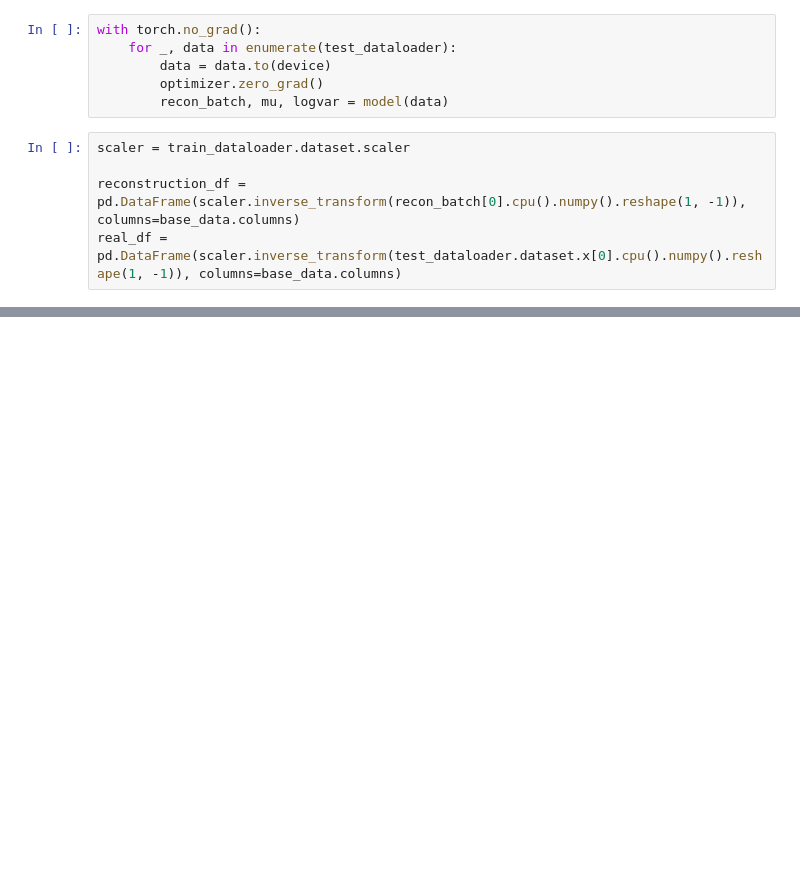
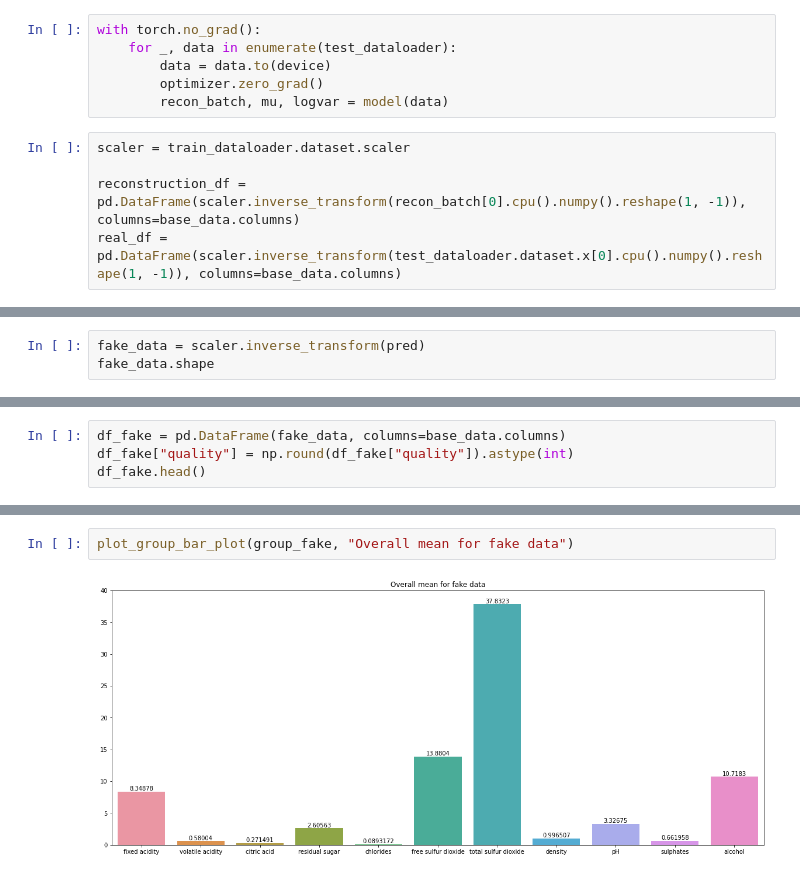
Before and after one commit to olihofmann/cas-aml, a Jupyter notebook: vae-tabular-data/vae.ipynb, the cells around one changed output, grey strips where cells are left out. Saved outputs shown, nothing was run; the diff lists cells and outputs as text; blank space fills up the shorter version.

```diff
--- a/vae-tabular-data/vae.ipynb
+++ b/vae-tabular-data/vae.ipynb
@@ -324,0 +358,3 @@ fake_vs_real_df
+# %%
+fake_data = scaler.inverse_transform(pred)
+fake_data.shape
@@ -324,0 +363,4 @@ fake_vs_real_df
+# %%
+df_fake = pd.DataFrame(fake_data, columns=base_data.columns)
+df_fake["quality"] = np.round(df_fake["quality"]).astype(int)
+df_fake.head()
@@ -324,0 +409,4 @@ fake_vs_real_df
+# %%
+plot_group_bar_plot(group_fake, "Overall mean for fake data")
+# %% [output]
+[figure, added]
```
Also changed, not shown: parts of 25 cells of this notebook.
